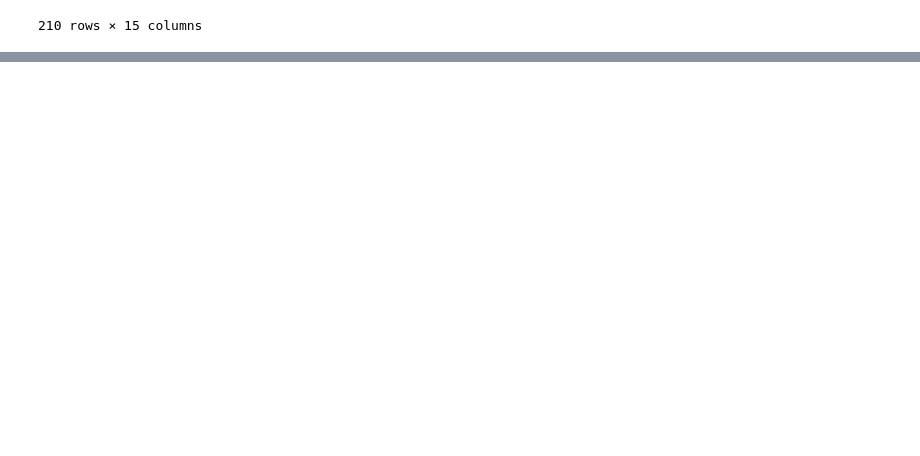
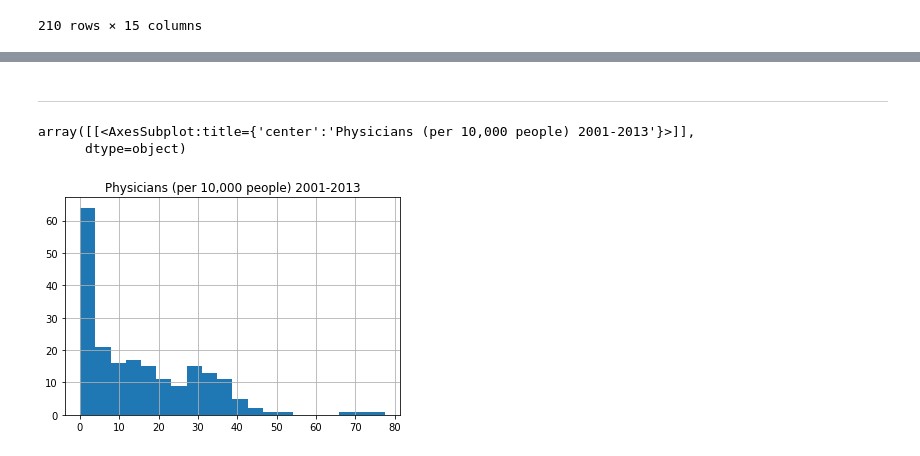
Before and after one commit to doodymack/Prog_for-Data_Analy_Project_21-22, a Jupyter notebook: Simulation_Notebook.ipynb, the cells around one changed output, grey strips where cells are left out. Drawn from its saved outputs; the diff is of its cells as text; code cells hidden in the pictures; blank space fills up the shorter version.

```diff
--- a/Simulation_Notebook.ipynb
+++ b/Simulation_Notebook.ipynb
@@ -26,0 +163,8 @@ df
+# %% [markdown]
+---
+# %%
+df.hist(column='Physicians (per 10,000 people) 2001-2013', bins = 20)
+# %% [output]
+array([[<AxesSubplot:title={'center':'Physicians (per 10,000 people) 2001-2013'}>]],
+      dtype=object)
+[figure, added]
```
Also changed, not shown: parts of 28 cells of this notebook, 6 other files.
